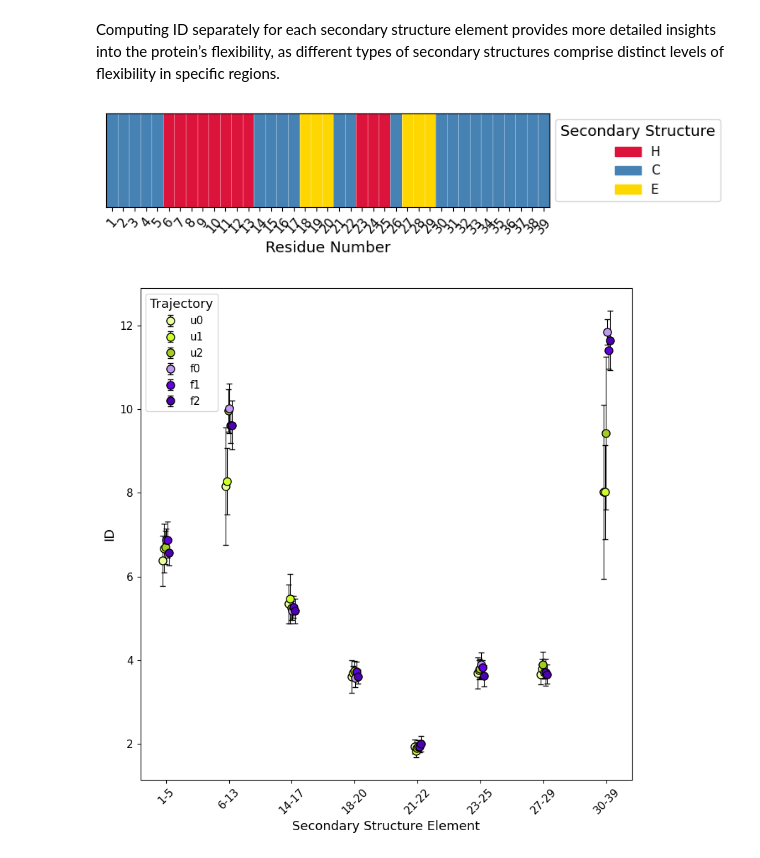
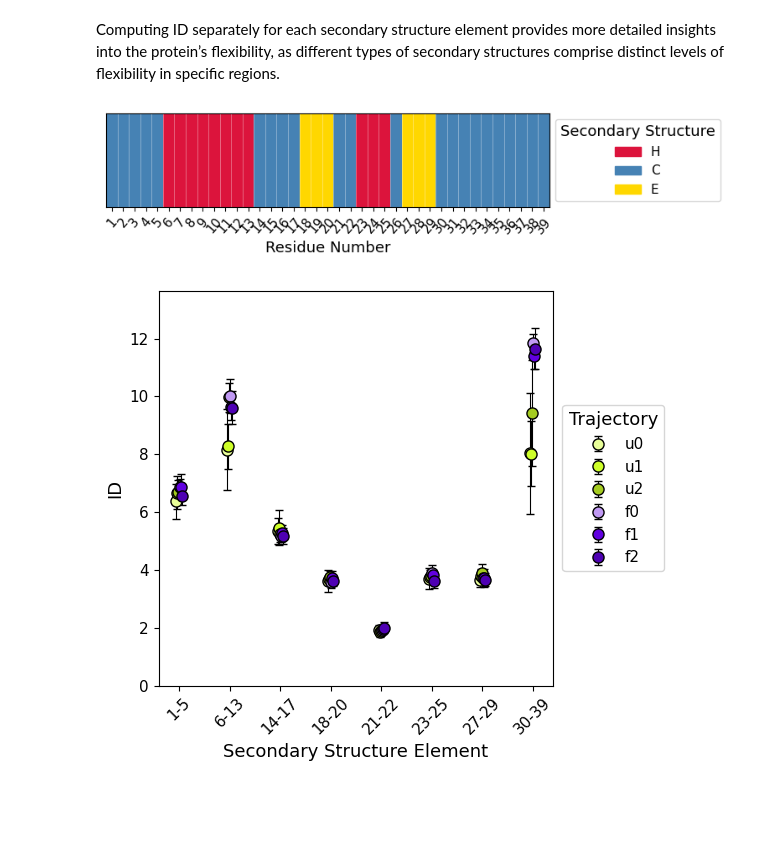
Before and after one commit to icazzaniga/MDIntrinsicDimension, a Jupyter notebook: docs/NTL9_plots.ipynb, the cells around one changed output. Saved outputs shown, nothing was run; the diff lists cells and outputs as text; code cells hidden in the pictures; blank space fills up the shorter version.

```diff
--- a/docs/NTL9_plots.ipynb
+++ b/docs/NTL9_plots.ipynb
@@ -155,10 +179,10 @@ for s in states:
     results["trajectory"] = s
     all_results.append(results)
 results = pd.concat(all_results, ignore_index=True)
-data["folded"] = data["trajectory"].str.startswith("f")
+results["folded"] = results["trajectory"].str.startswith("f")
 results['window'] = results["start"].astype(str) + "-" + results["end"].astype(str)
 # %%
-fig, ax= plt.subplots(figsize=(8, 8))
+fig, ax= plt.subplots(figsize=(7,5))
 
 shift_amount = 0.05
 unique_trajectories = results['trajectory'].unique()
@@ -181,11 +205,12 @@ ax.set_xticks(np.arange(len(x_labels)))
 ax.set_xticklabels(x_labels, rotation=45, fontsize = 15)
 ax.set_ylabel("ID", fontsize = 15)
 ax.set_xlabel('Window', fontsize = 15)
+plt.ylim(0, y.max() + 2)
 #ax.legend(title="Trajectory", loc='best')
 #ax.legend(title="Trajectory", bbox_to_anchor=(1.25, 0.5), loc='center right') #_2 legenda fuori dal box
 ax.set_box_aspect(1)
-plt.tight_layout()
-#plt.savefig(f'../extra/ntl9_sections_{projection_method}.pdf', dpi = 300)
+plt.tight_layout(rect=[0.15, 0, 1, 1])
+plt.savefig(f'../extra/ntl9_sections_{projection_method}.pdf', dpi = 300)
 plt.show()
 
 #ID heatmap
@@ -264,7 +291,7 @@ plt.tight_layout()
 plt.show()
 
 #ID distribution
-fig, ax = plt.subplots(figsize=(8, 8))
+fig, ax = plt.subplots(figsize=(7,5))
 shift_amount = 0.05
 unique_trajectories = results_ss['trajectory'].unique()
 n_traj = len(unique_trajectories)
@@ -285,36 +312,37 @@ all_windows = sorted(results_ss['window'].unique(), key=lambda w: int(w.split("-
 window_to_position = {window: pos for pos, window in enumerate(all_windows)}
 ax.set_xticks(np.arange(len(all_windows)))
 ax.set_xticklabels(all_windows, rotation=45)
+plt.ylim(0, y.max() + 2)
 #ax.set_yticks([])
 ax.tick_params(axis='x', rotation=45)
 ax.set_ylabel("ID")
 ax.set_xlabel("Secondary Structure Element")
 ax.set_box_aspect(1)
-#ax.legend(title="Trajectory", bbox_to_anchor=(1.25, 0.5), loc='center right') #_2 legenda fuori dal box
-ax.legend(title="Trajectory", loc='upper left')
+ax.legend(title="Trajectory", loc='center right',  bbox_to_anchor=(1.30, 0.5))
+#ax.legend(title="Trajectory", loc='upper left')
 
-plt.tight_layout()
-#plt.savefig(f'../extra/ntl9_ss_{projection_method}.pdf', dpi=300)
+plt.tight_layout(rect=[0.15, 0, 1, 1])
+plt.savefig(f'../extra/ntl9_ss_{projection_method}.pdf', dpi=300)
 plt.show()
 
 #ID value
 fig, ax = plt.subplots(figsize=(8, 8))
 
 grouped_data = results_ss.groupby(['trajectory', 'window'], as_index=False)['entire simulation'].mean()
 pivot_data = grouped_data.pivot(index='trajectory', columns='window', values='entire simulation')
 ordered_cols = sorted(pivot_data.columns, key=lambda w: int(w.split("-")[0]))
 pivot_data = pivot_data[ordered_cols]
 pivot_data.columns.name = None
 sns.heatmap(pivot_data, cmap="OrRd", annot=True, fmt=".2f", ax=ax, cbar_kws={'label': 'Intrinsic dimension'})
 ax.set_ylabel("Trajectory")
 ax.set_xlabel("Secondary Structure Element")
 ax.tick_params(axis='x', rotation=45, labelrotation=45)
 ax.tick_params(axis='y', rotation=0)
 ax.set_box_aspect(1)
 plt.tight_layout()
 #plt.savefig(f'../extra/ntl9_ss_heatmap_{projection_method}.pdf', dpi=300)
 plt.show()
 # %% [output]
 [figure]
-[figure, old version]
+[figure, new version]
 [figure]
```
Also changed, not shown: parts of 7 cells of this notebook, 8 other files.
